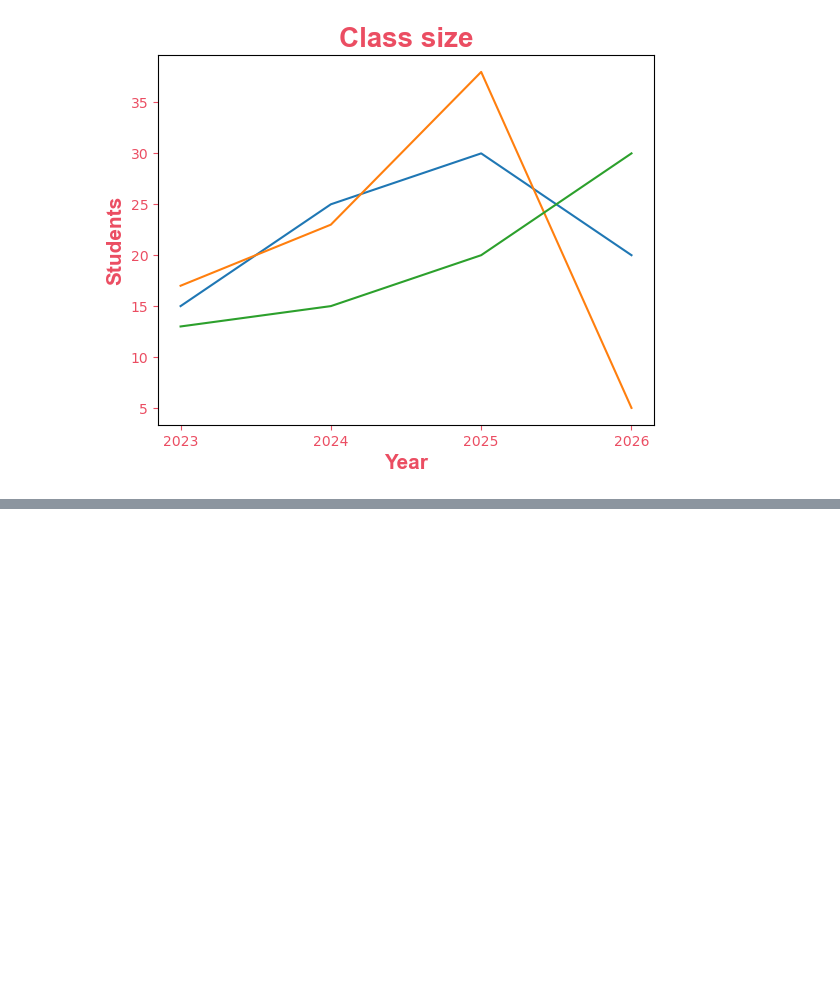
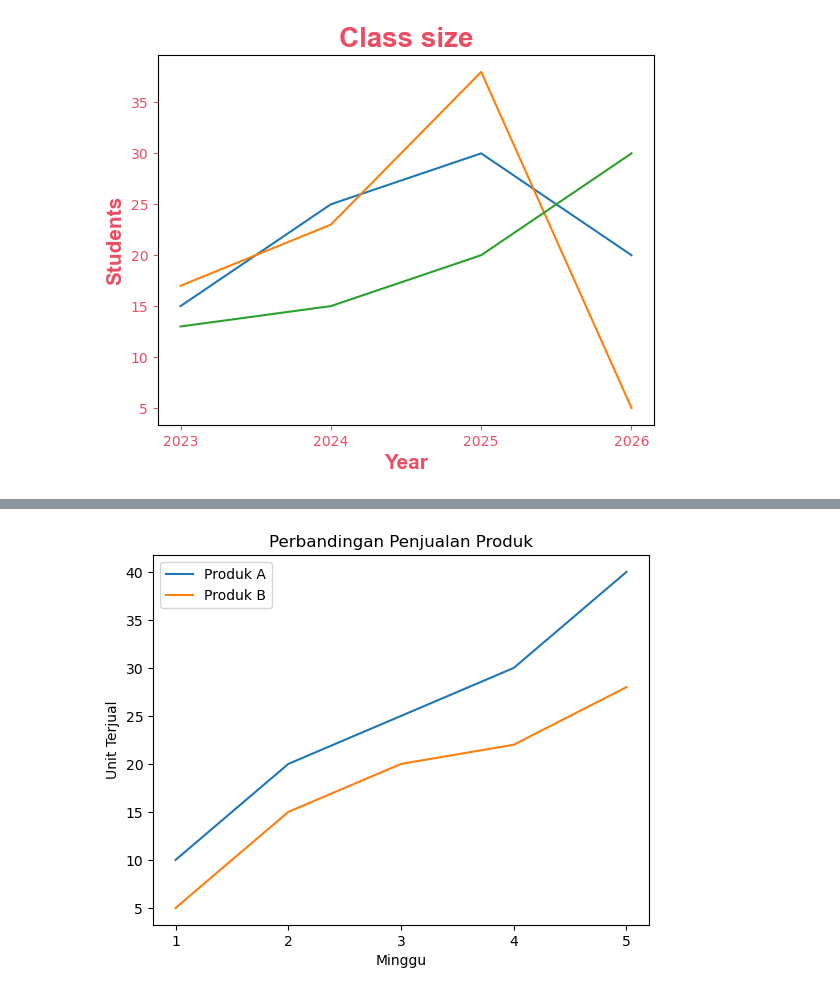
Before and after one commit to Haerulanwar05/Zero-To-ML-Engineer, a Jupyter notebook: Matplotlib/label.ipynb, the cells around one changed output, grey strips where cells are left out. Drawn from its saved outputs; the diff is of its cells as text; code cells hidden in the pictures; blank space fills up the shorter version.

```diff
--- a/Matplotlib/label.ipynb
+++ b/Matplotlib/label.ipynb
@@ -39,0 +51,18 @@ plt.show()
+# %%
+import matplotlib.pyplot as plt
+
+c = [1, 2, 3, 4, 5]
+produk_a = [10, 20, 25, 30, 40]
+produk_b = [5, 15, 20, 22, 28]
+
+plt.plot(c, produk_a, label="Produk A")
+plt.plot(c, produk_b, label="Produk B")
+plt.xticks(c)
+
+plt.xlabel("Minggu")
+plt.ylabel("Unit Terjual")
+plt.title("Perbandingan Penjualan Produk")
+plt.legend()
+plt.show()
+# %% [output]
+[figure, added]
```
Also changed, not shown: parts of 1 cell of this notebook.
